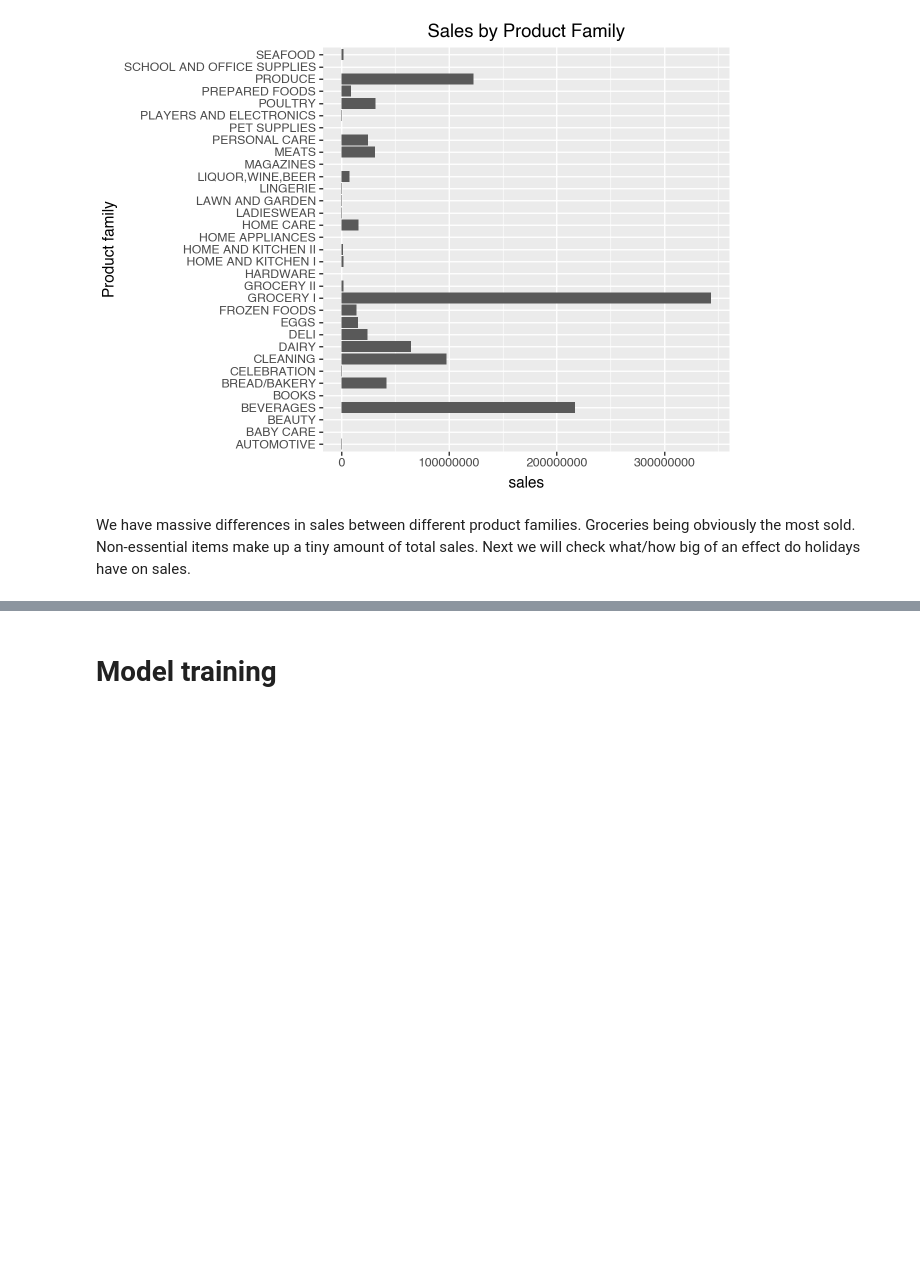
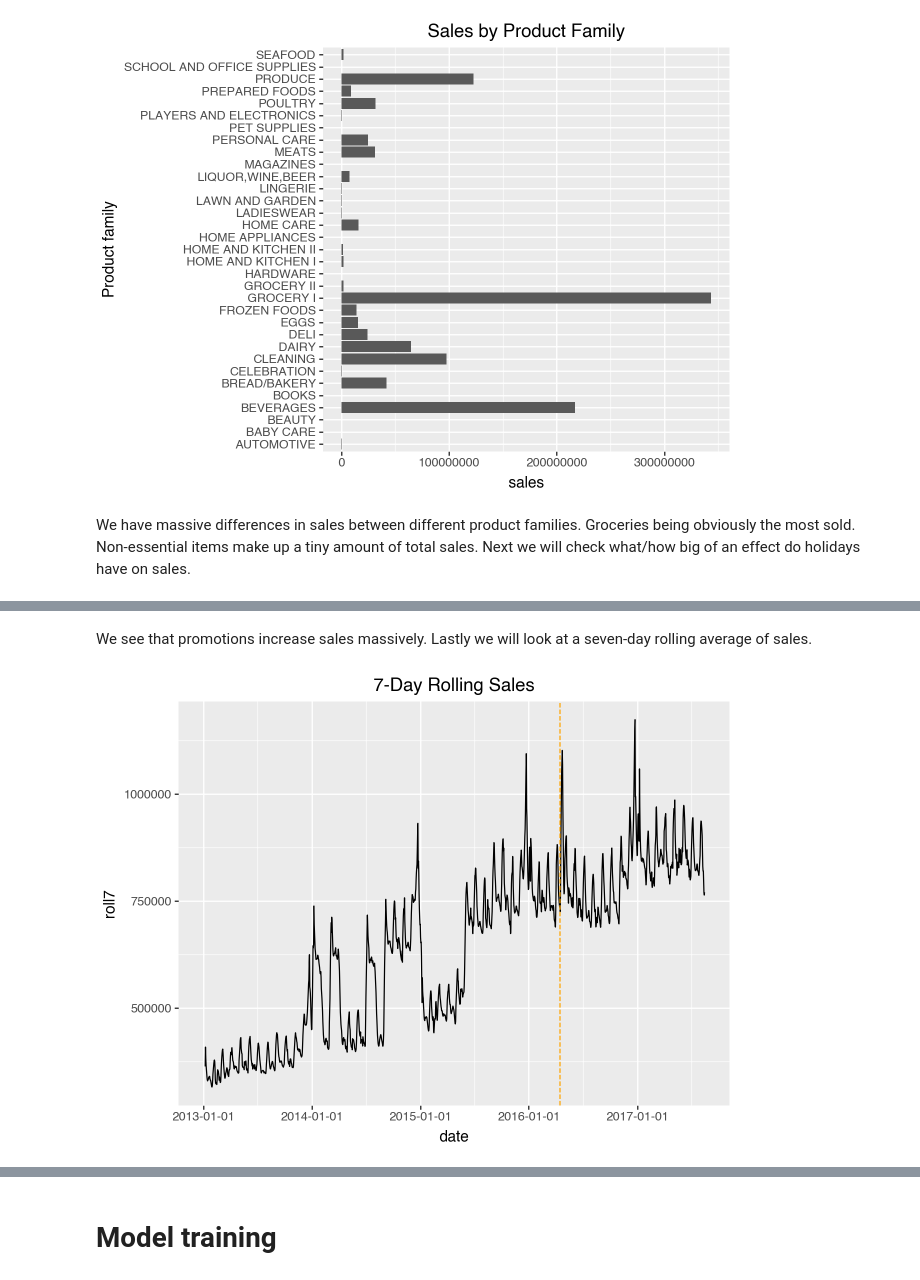
Before and after one commit to RalfGrossfeldt/Store-Sales-Prediction, a Jupyter notebook: notebook.ipynb, the cells around one changed output, grey strips where cells are left out. Saved outputs shown, nothing was run; the diff lists cells and outputs as text; code cells hidden in the pictures; blank space fills up the shorter version.

```diff
--- a/notebook.ipynb
+++ b/notebook.ipynb
@@ -462,0 +493,12 @@ We have massive differences in sales between different product families. Groceri
+# %% [markdown]
+We see that promotions increase sales massively. Lastly we will look at a seven-day rolling average of sales.
+# %%
+eda_ts = eda_train.groupby("date", as_index=False)["sales"].sum()
+eda_ts["roll7"] = eda_ts["sales"].rolling(7).mean()
+earthquake_date = pd.to_datetime("2016-04-16")
+
+(ggplot(eda_ts, aes("date", "roll7")) +
+ geom_line() + geom_vline(xintercept=earthquake_date, linetype='dashed', color='orange') +
+ ggtitle("7-Day Rolling Sales"))
+# %% [output]
+[figure, added]
```
Also changed, not shown: parts of 33 cells of this notebook.
